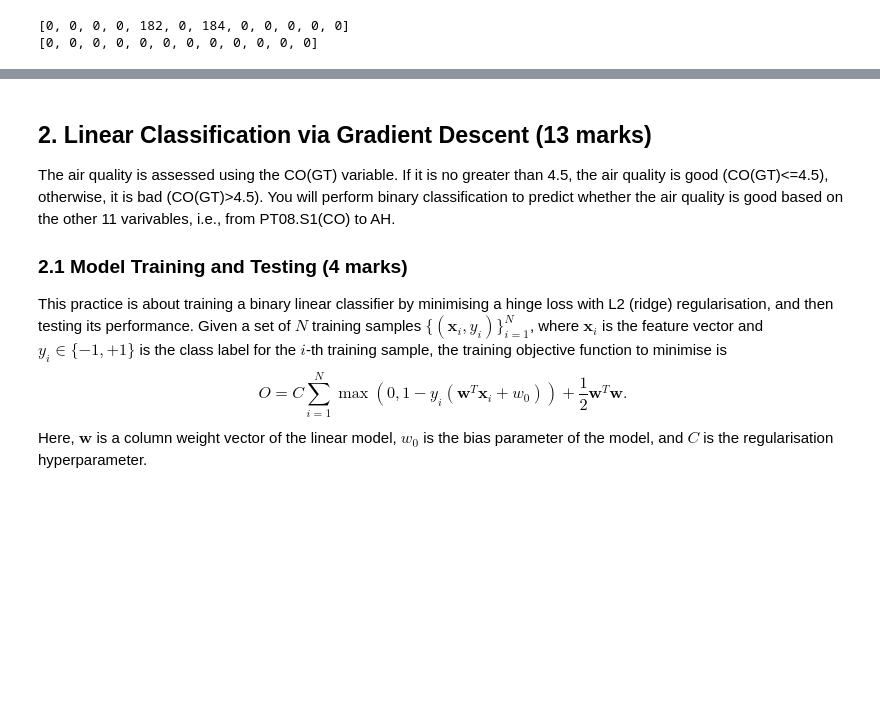
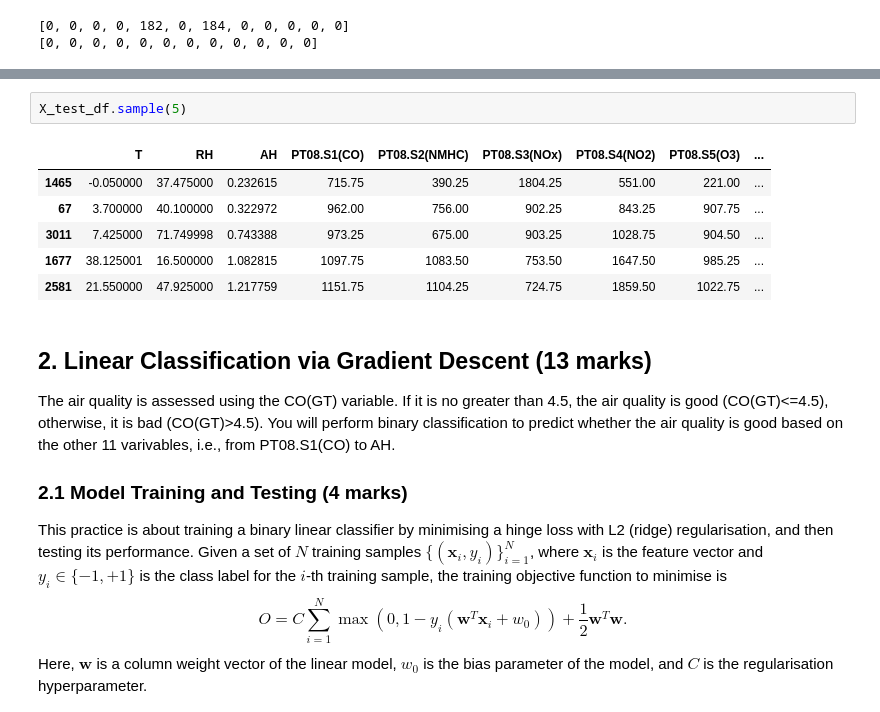
Before and after one commit to orbitaldr0p/COMP24112-Labs, a Jupyter notebook: COMP24112_CW.ipynb, the cells around one changed output, grey strips where cells are left out. Cells and saved outputs as stored; diff of their text form; blank space fills up the shorter version.

```diff
--- a/COMP24112_CW.ipynb
+++ b/COMP24112_CW.ipynb
@@ -58,3 +83,12 @@ print(countInt)
+# %%
+X_test_df.sample(5)
+# %% [output]
+|  | T | RH | AH | PT08.S1(CO) | PT08.S2(NMHC) | PT08.S3(NOx) | PT08.S4(NO2) | PT08.S5(O3) | ... |
+| 1465 | -0.050000 | 37.475000 | 0.232615 | 715.75 | 390.25 | 1804.25 | 551.00 | 221.00 | ... |
+| 67 | 3.700000 | 40.100000 | 0.322972 | 962.00 | 756.00 | 902.25 | 843.25 | 907.75 | ... |
+| 3011 | 7.425000 | 71.749998 | 0.743388 | 973.25 | 675.00 | 903.25 | 1028.75 | 904.50 | ... |
+| 1677 | 38.125001 | 16.500000 | 1.082815 | 1097.75 | 1083.50 | 753.50 | 1647.50 | 985.25 | ... |
+| 2581 | 21.550000 | 47.925000 | 1.217759 | 1151.75 | 1104.25 | 724.75 | 1859.50 | 1022.75 | ... |
 # %% [markdown]
 ## 2. Linear Classification via Gradient Descent (13 marks)
 
```
Also changed, not shown: parts of 5 cells of this notebook.
